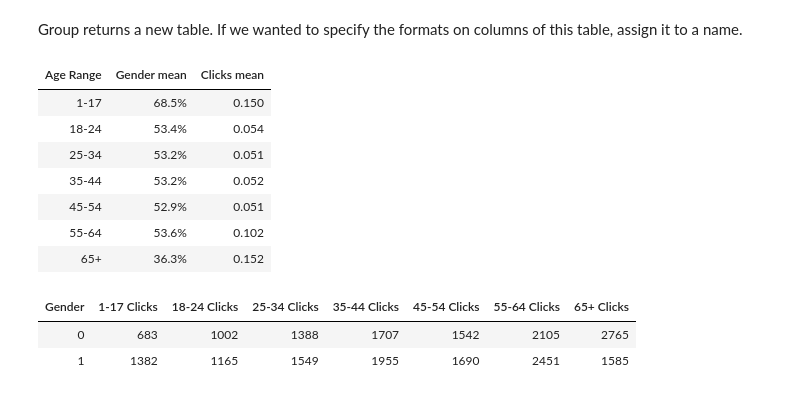
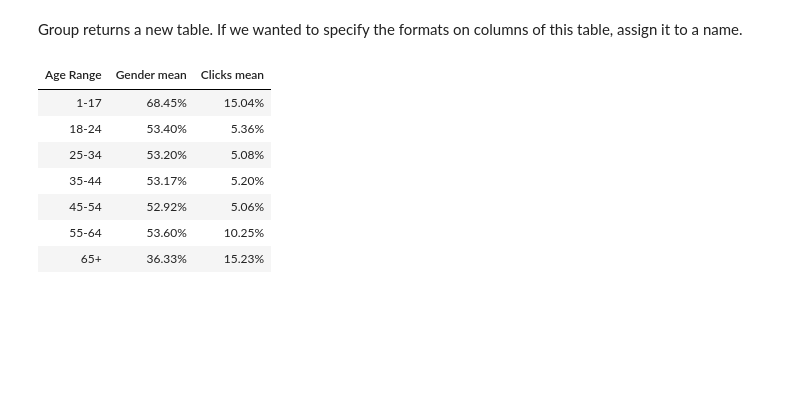
Before and after one commit to deculler/DataScienceTableDemos, a Jupyter notebook: Clicks.ipynb, the cells around one changed output. Cells and saved outputs as stored; diff of their text form; code cells hidden in the pictures; blank space fills up the shorter version.

Commit message:
update clicks and census

```diff
--- a/Clicks.ipynb
+++ b/Clicks.ipynb
@@ -173,22 +182,16 @@ impressed
 # %% [markdown]
 Group returns a new table.  If we wanted to specify the formats on columns of this table, assign it to a name.
 # %%
+# How does gender and clicks vary with age?
 gi = impressed.group('Age Range', np.mean).select(['Age Range', 'Gender mean', 'Clicks mean'])
-gi.set_format('Gender mean', lambda x: "{:.1%}".format(x))
-gi.set_format('Clicks mean', lambda x: "{:.3f}".format(x))
+gi.set_format(['Gender mean', 'Clicks mean'], PercentFormatter)
 gi
 # %% [output]
 | Age Range | Gender mean | Clicks mean |
-| 1-17 | 68.5% | 0.150 |
-| 18-24 | 53.4% | 0.054 |
-| 25-34 | 53.2% | 0.051 |
-| 35-44 | 53.2% | 0.052 |
-| 45-54 | 52.9% | 0.051 |
-| 55-64 | 53.6% | 0.102 |
-| 65+ | 36.3% | 0.152 |
+| 1-17 | 68.45% | 15.04% |
+| 18-24 | 53.40% | 5.36% |
+| 25-34 | 53.20% | 5.08% |
+| 35-44 | 53.17% | 5.20% |
+| 45-54 | 52.92% | 5.06% |
+| 55-64 | 53.60% | 10.25% |
+| 65+ | 36.33% | 15.23% |
-# %%
-impressed.pivot("Age Range", "Gender", "Clicks",sum)
-# %% [output]
-| Gender | 1-17 Clicks | 18-24 Clicks | 25-34 Clicks | 35-44 Clicks | 45-54 Clicks | 55-64 Clicks | 65+ Clicks |
-| 0 | 683 | 1002 | 1388 | 1707 | 1542 | 2105 | 2765 |
-| 1 | 1382 | 1165 | 1549 | 1955 | 1690 | 2451 | 1585 |
```
Also changed, not shown: parts of 10 cells of this notebook, 3 other files.
